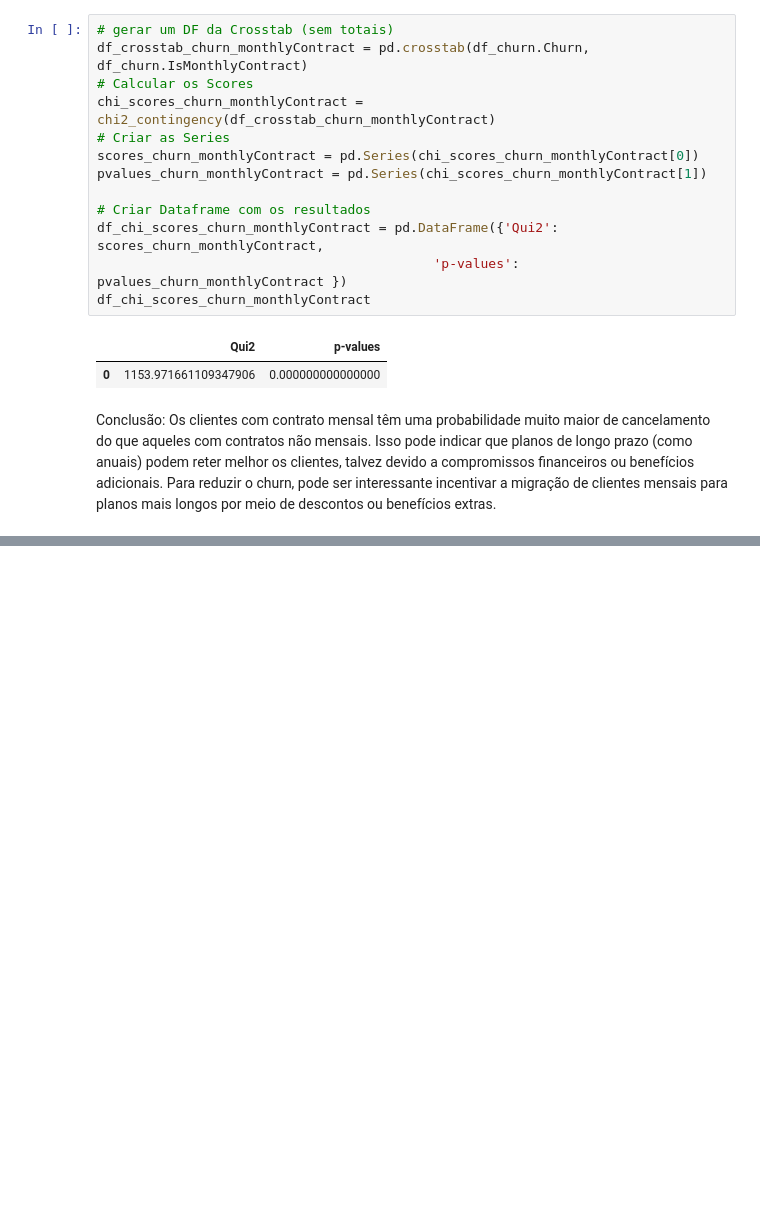
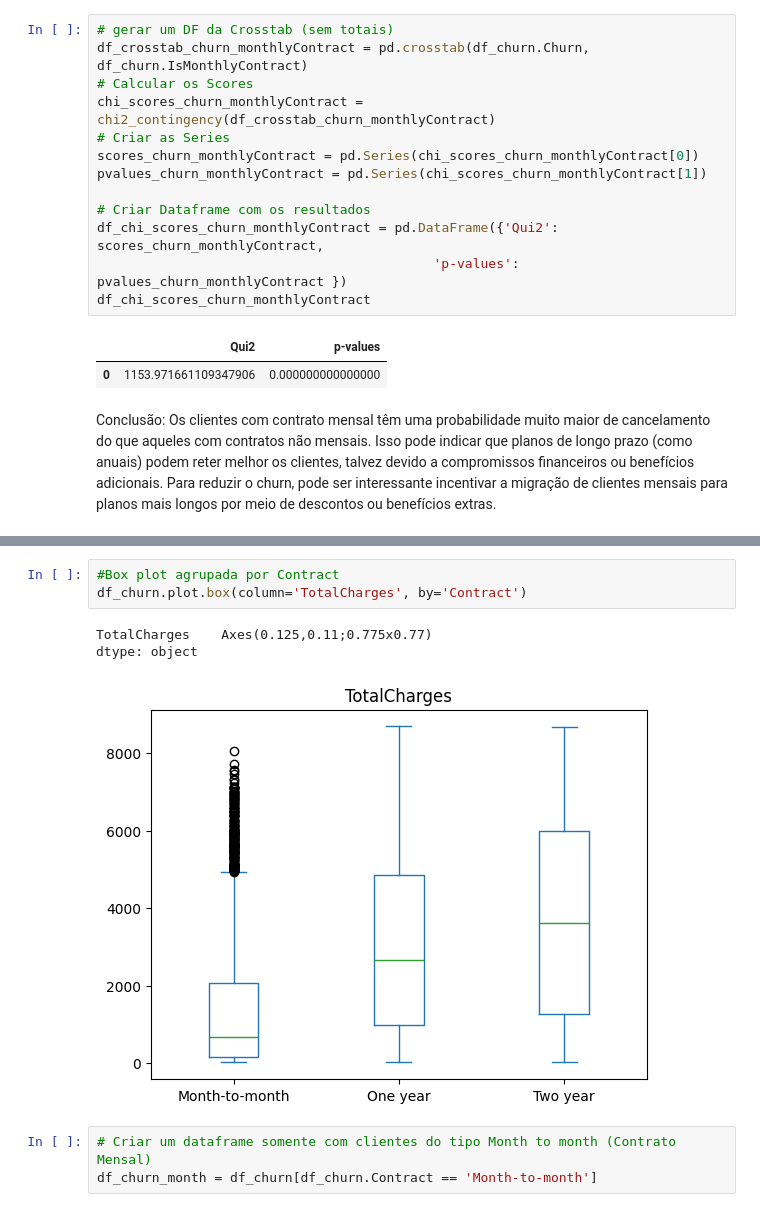
Before and after one commit to ThauanyAA/eda, a Jupyter notebook: eda_churn.ipynb, the cells around one changed output, grey strips where cells are left out. Saved outputs shown, nothing was run; the diff lists cells and outputs as text; blank space fills up the shorter version.

```diff
--- a/eda_churn.ipynb
+++ b/eda_churn.ipynb
@@ -1003,0 +1035,10 @@ Os clientes com contrato mensal têm uma probabilidade muito maior de cancelamen
+# %%
+#Box plot agrupada por Contract
+df_churn.plot.box(column='TotalCharges', by='Contract')
+# %% [output]
+TotalCharges    Axes(0.125,0.11;0.775x0.77)
+dtype: object
+[figure, added]
+# %%
+# Criar um dataframe somente com clientes do tipo Month to month (Contrato Mensal)
+df_churn_month = df_churn[df_churn.Contract == 'Month-to-month']
```
Also changed, not shown: parts of 12 cells of this notebook.
